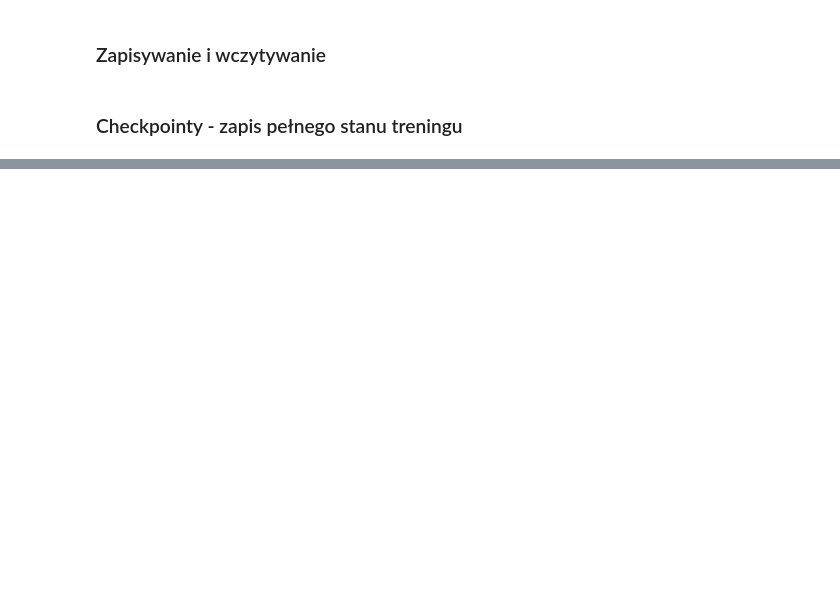
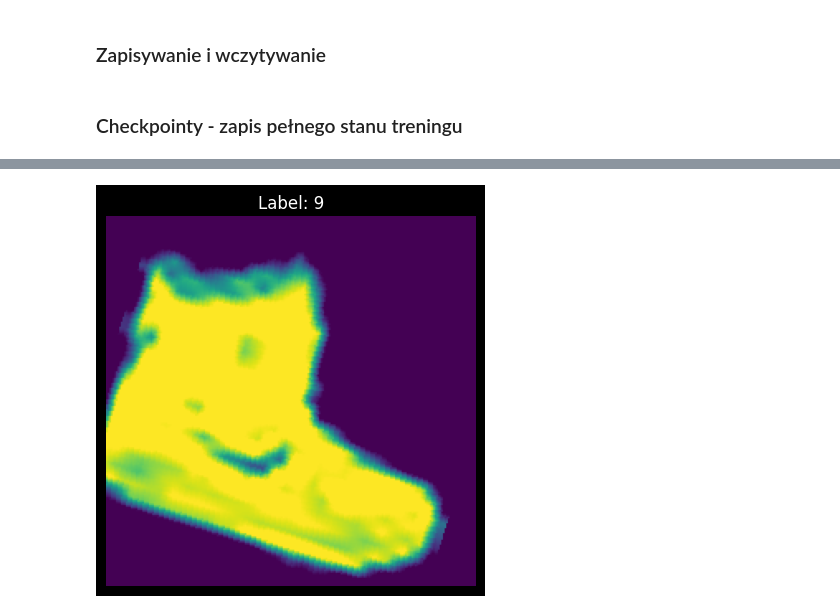
Before and after one commit to Gipsonek123/Project1-PyTorch, a Jupyter notebook: PyTorch.ipynb, the cells around one changed output, grey strips where cells are left out. Cells and saved outputs as stored; diff of their text form; code cells hidden in the pictures; blank space fills up the shorter version.

```diff
--- a/PyTorch.ipynb
+++ b/PyTorch.ipynb
@@ -380,0 +687,23 @@ Wznowiono od epoki 50, ostatni loss: 7.2645
+# %%
+from torchvision.transforms import v2
+
+transform = v2.Compose([
+    v2.Resize((224, 224)),
+    v2.RandomHorizontalFlip(p=1.0),
+    v2.RandomRotation(degrees=25),
+    v2.ColorJitter(
+        brightness=0.5,
+        contrast=0.5,
+        saturation=0.5
+    ),
+    v2.ToImage(),
+    v2.ToDtype(torch.float32, scale=True)
+])
+# %%
+image_transformed = transform(image)
+
+plt.imshow(image_transformed.squeeze())
+plt.title(f"Label: {label}")
+plt.axis("off")
+# %% [output]
+[figure, added]
```
Also changed, not shown: parts of 71 cells of this notebook, 1 other file.
